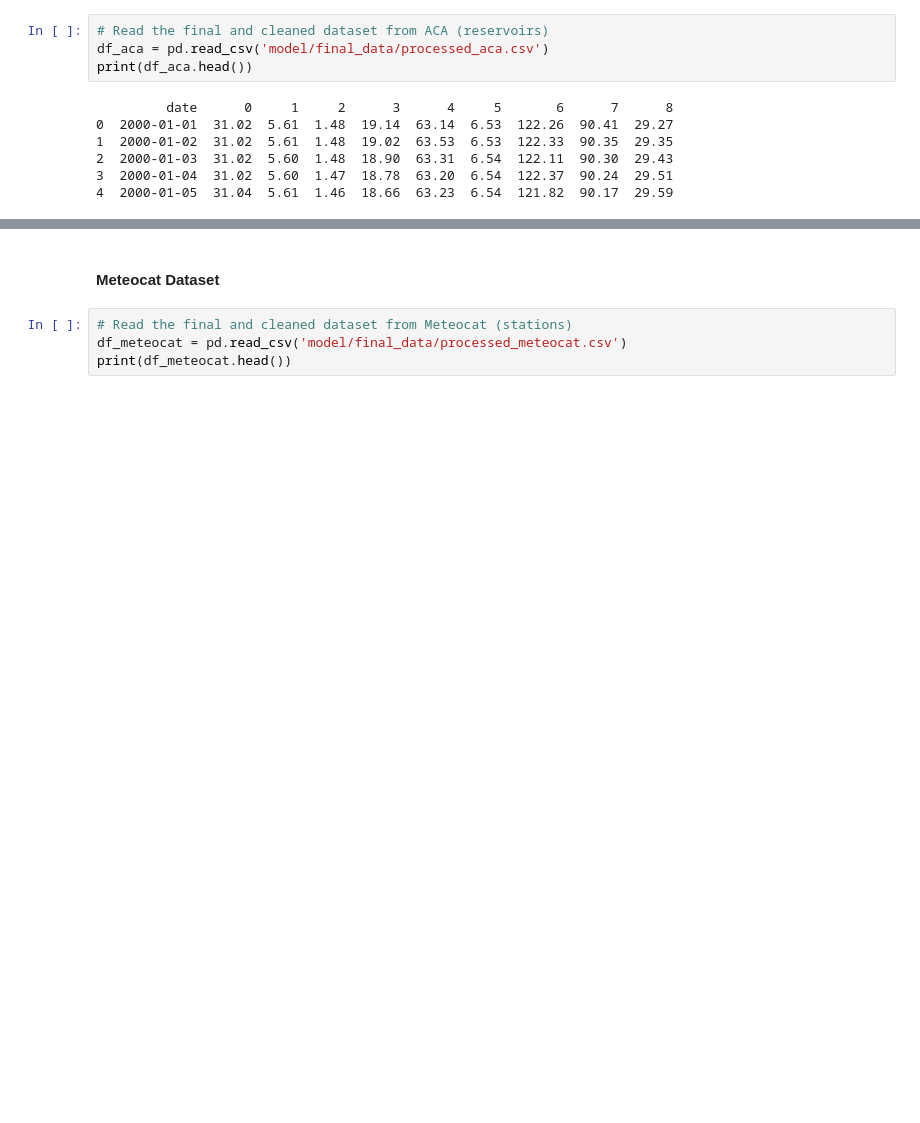
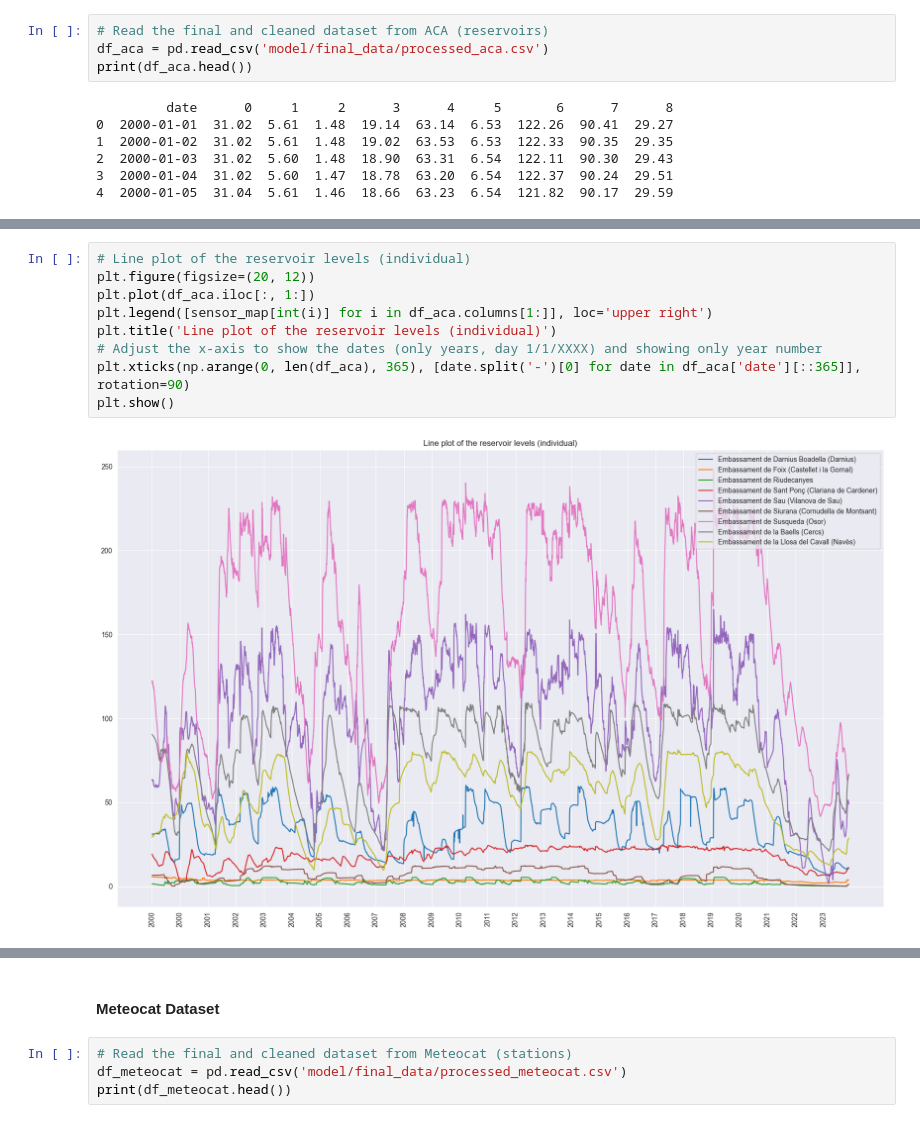
Before and after one commit to arnausanz/arnausanz.github.io, a Jupyter notebook: EDA.ipynb, the cells around one changed output, grey strips where cells are left out. Drawn from its saved outputs; the diff is of its cells as text; blank space fills up the shorter version.

```diff
--- a/EDA.ipynb
+++ b/EDA.ipynb
@@ -62,0 +82,11 @@ df_aca.describe()
+# %%
+# Line plot of the reservoir levels (individual)
+plt.figure(figsize=(20, 12))
+plt.plot(df_aca.iloc[:, 1:])
+plt.legend([sensor_map[int(i)] for i in df_aca.columns[1:]], loc='upper right')
+plt.title('Line plot of the reservoir levels (individual)')
+# Adjust the x-axis to show the dates (only years, day 1/1/XXXX) and showing only year number
+plt.xticks(np.arange(0, len(df_aca), 365), [date.split('-')[0] for date in df_aca['date'][::365]], rotation=90)
+plt.show()
+# %% [output]
+[figure, added]
```
Also changed, not shown: parts of 21 cells of this notebook, 4 other files.
